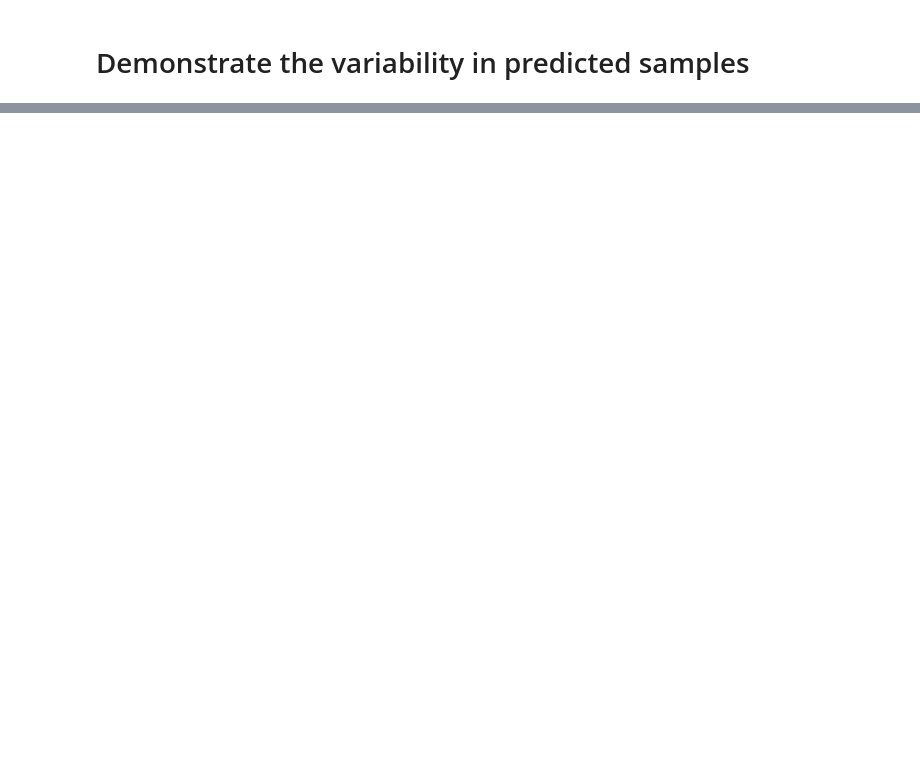
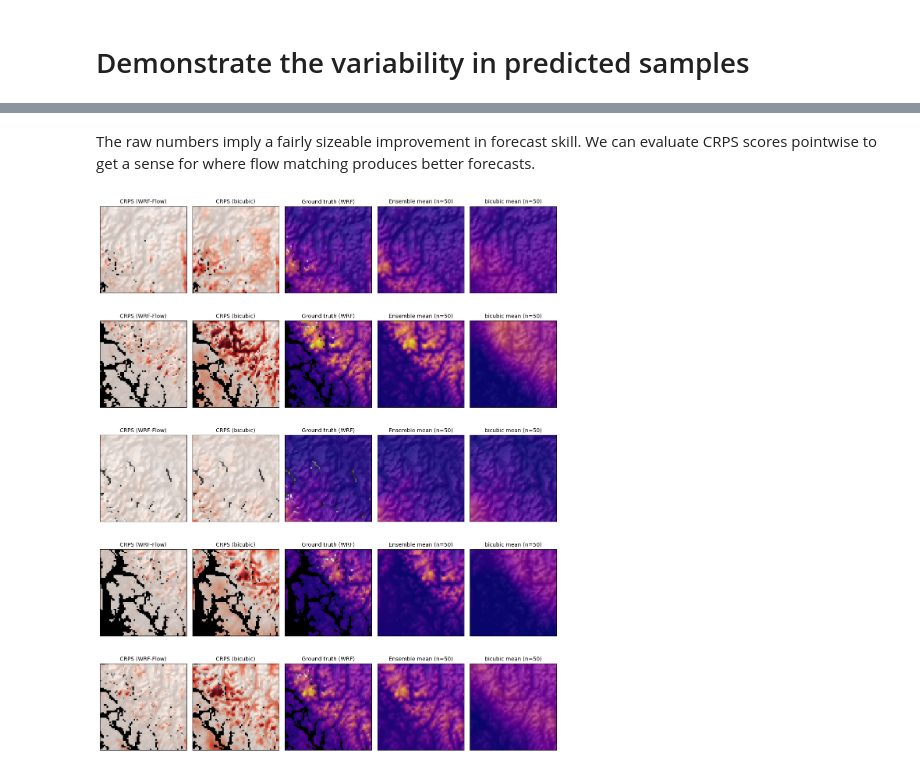
Before and after one commit to glide-ism/wrf-flow, a Jupyter notebook: wrf_flow_explainer.ipynb, the cells around one changed output, grey strips where cells are left out. Saved outputs shown, nothing was run; the diff lists cells and outputs as text; code cells hidden in the pictures; blank space fills up the shorter version.

```diff
--- a/wrf_flow_explainer.ipynb
+++ b/wrf_flow_explainer.ipynb
@@ -181,10 +240,12 @@ v_model = UNet(
 # %%
 TRAIN = True
 if TRAIN:
-    optimizer = torch.optim.Adam(v_model.parameters(),lr=2e-4)
+    optimizer = torch.optim.Adam(v_model.parameters(),lr=1e-4)
 
     batch_size = 24
     n_steps = 10000
+
+    beta=torch.distributions.beta.Beta(2,1)
     v_model.train()
     for i in range(n_steps):
         # Clear gradient buffer
@@ -203,7 +264,8 @@ if TRAIN:
         x1[m] = 0.0
 
         # Sample time in [0,1]
-        t = torch.rand(x0.shape[0],1,1,1,device=device)
+        #t = torch.rand(x1.shape[0],1,1,1,device=device)
+        t = beta.sample((x1.shape[0],1,1,1)).to(device)
 
         # Sample noise
         x0 = torch.randn_like(x1,device=device)
@@ -226,9 +288,9 @@ if TRAIN:
         loss.backward()
         optimizer.step()
 
-        if i%100==0:
+        if i%1000==0:
             print(i,loss.item())
-            torch.save(f'./checkpoints/conditional_snowfall_model_latest.pt',weights_only=False)
-            torch.save(f'./checkpoints/conditional_snowfall_model_{i:04d}.pt',weights_only=False)
+            torch.save(v_model,f'./checkpoints/conditional_snowfall_model_latest.pt')
+            torch.save(v_model,f'./checkpoints/conditional_snowfall_model_{i:04d}.pt')
 else:
-    v_model = torch.load('./checkpoints/conditional_snowfall_model_latest.pt',weights_only=False)
+    v_model = torch.load('./checkpoints/conditional_snowfall_model_beta.pt',weights_only=False)
@@ -260,7 +341,7 @@ def func(t,x):
     return v_model(xin,t.reshape(1))
 
 # Define integration interval
-t = torch.linspace(0,1,10,device=device)
+t = torch.linspace(0,1,50,device=device)
 
 # Generate new samples via integration of the flow-matching ODE
 # From noise initial conditions along trajectories defined
@@ -412,0 +658,47 @@ import scores
+# %% [markdown]
+The raw numbers imply a fairly sizeable improvement in forecast skill.  We can evaluate CRPS scores pointwise to get a sense for where flow matching produces better forecasts.
+# %%
+# Spatial visualization of CRPS
+fig, axs = plt.subplots(nrows=n_tiles, ncols=5, figsize=(12, 3*n_tiles))
+
+if n_tiles == 1:
+    axs = axs.reshape(1, -1)
+
+for tile_idx in range(n_tiles):
+    # Plot elevation as background
+    for ax_idx in range(5):
+        plot_blended_hillshade(h_eval[tile_idx].cpu().squeeze() * hgt_factor,
+                              axs[tile_idx, ax_idx],
+                              cmap=plt.cm.grey, vmin=0, vmax=3000, ve=100)
+        axs[tile_idx, ax_idx].xaxis.set_visible(False)
+        axs[tile_idx, ax_idx].yaxis.set_visible(False)
+
+    # CRPS spatial map
+    c_crps = axs[tile_idx, 0].imshow(crps_flow[tile_idx, 0],
+                                      cmap=plt.cm.Reds, vmin=0, vmax=100, alpha=0.8)
+    axs[tile_idx, 0].set_title('CRPS (WRF-Flow)', fontsize=10)
+
+    # CRPS spatial map
+    c_crps = axs[tile_idx, 1].imshow(crps_coarse[tile_idx, 0],
+                                      cmap=plt.cm.Reds, vmin=0, vmax=100, alpha=0.8)
+    axs[tile_idx, 1].set_title('CRPS (bicubic)', fontsize=10)
+
+    # True observation
+    c_true = axs[tile_idx, 2].imshow(xtrue_eval[tile_idx].squeeze().cpu() * swe_factor,
+                                      cmap=plt.cm.plasma, vmin=0, vmax=400, alpha=0.8)
+    axs[tile_idx, 2].set_title('Ground truth (WRF)', fontsize=10)
+
+    # Ensemble mean
+    c_mean = axs[tile_idx, 3].imshow(np.mean(xsamp_ensemble[:, tile_idx, 0].cpu().numpy() * swe_factor, axis=0),
+                                      cmap=plt.cm.plasma, vmin=0, vmax=400, alpha=0.8)
+    axs[tile_idx, 3].set_title(f'Ensemble mean (n={n_eval_samples})', fontsize=10)
+
+    # Ensemble mean
+    c_mean = axs[tile_idx, 4].imshow(np.mean(xsamp_bicubic[:, tile_idx, 0].cpu().numpy() * swe_factor, axis=0),
+                                      cmap=plt.cm.plasma, vmin=0, vmax=400, alpha=0.8)
+    axs[tile_idx, 4].set_title(f'bicubic mean (n={n_eval_samples})', fontsize=10)
+
+fig.tight_layout()
+plt.show()
+# %% [output]
+[figure, added]
```
Also changed, not shown: parts of 15 cells of this notebook, 4 other files.
